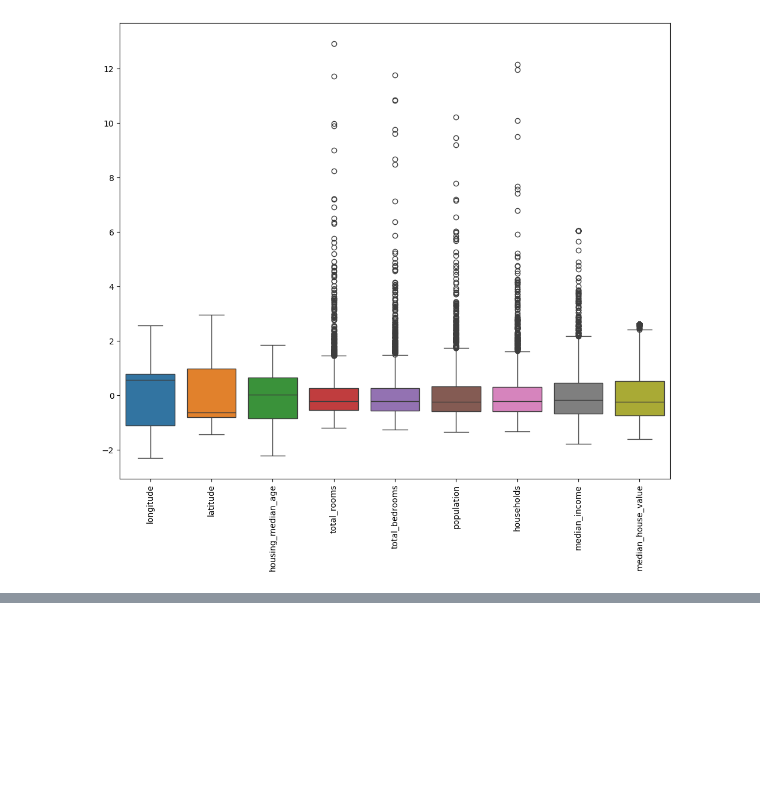
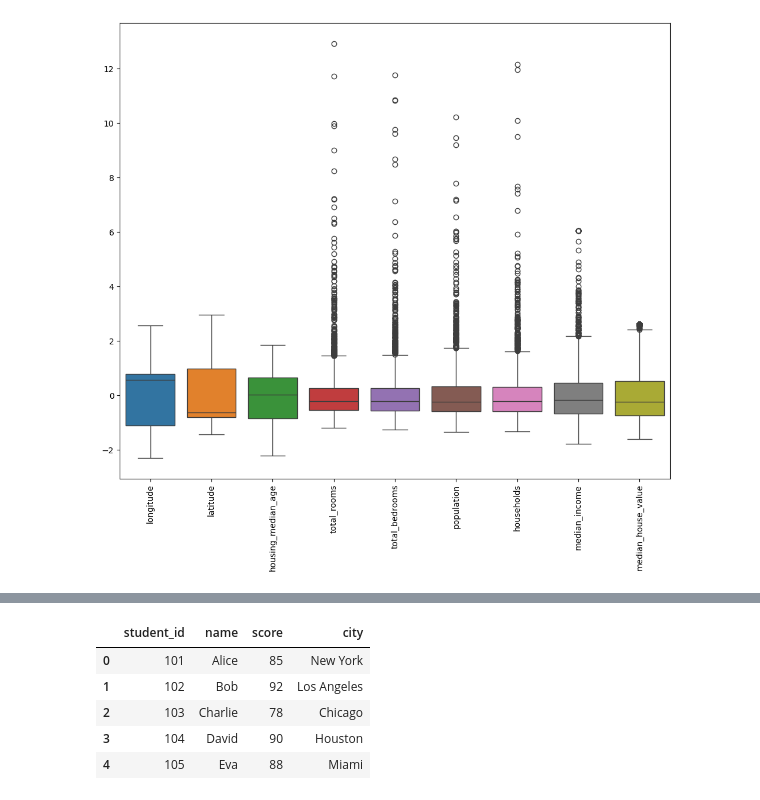
Before and after one commit to routparam12/Python_qns, a Jupyter notebook: Data_cleaning.ipynb, the cells around one changed output, grey strips where cells are left out. Drawn from its saved outputs; the diff is of its cells as text; code cells hidden in the pictures; blank space fills up the shorter version.

```diff
--- a/Data_cleaning.ipynb
+++ b/Data_cleaning.ipynb
@@ -102,0 +147,13 @@ from sklearn.ensemble import RandomForestRegressor
+# %%
+# Joining df1 (column 'student_id') with df2 (index 'student_id')
+joined_df = df1.join(df2, on='student_id')
+# %%
+#display(merged_df)
+display(joined_df)
+# %% [output]
+|  | student_id | name | score | city |
+| 0 | 101 | Alice | 85 | New York |
+| 1 | 102 | Bob | 92 | Los Angeles |
+| 2 | 103 | Charlie | 78 | Chicago |
+| 3 | 104 | David | 90 | Houston |
+| 4 | 105 | Eva | 88 | Miami |
```
Also changed, not shown: parts of 7 cells of this notebook.
